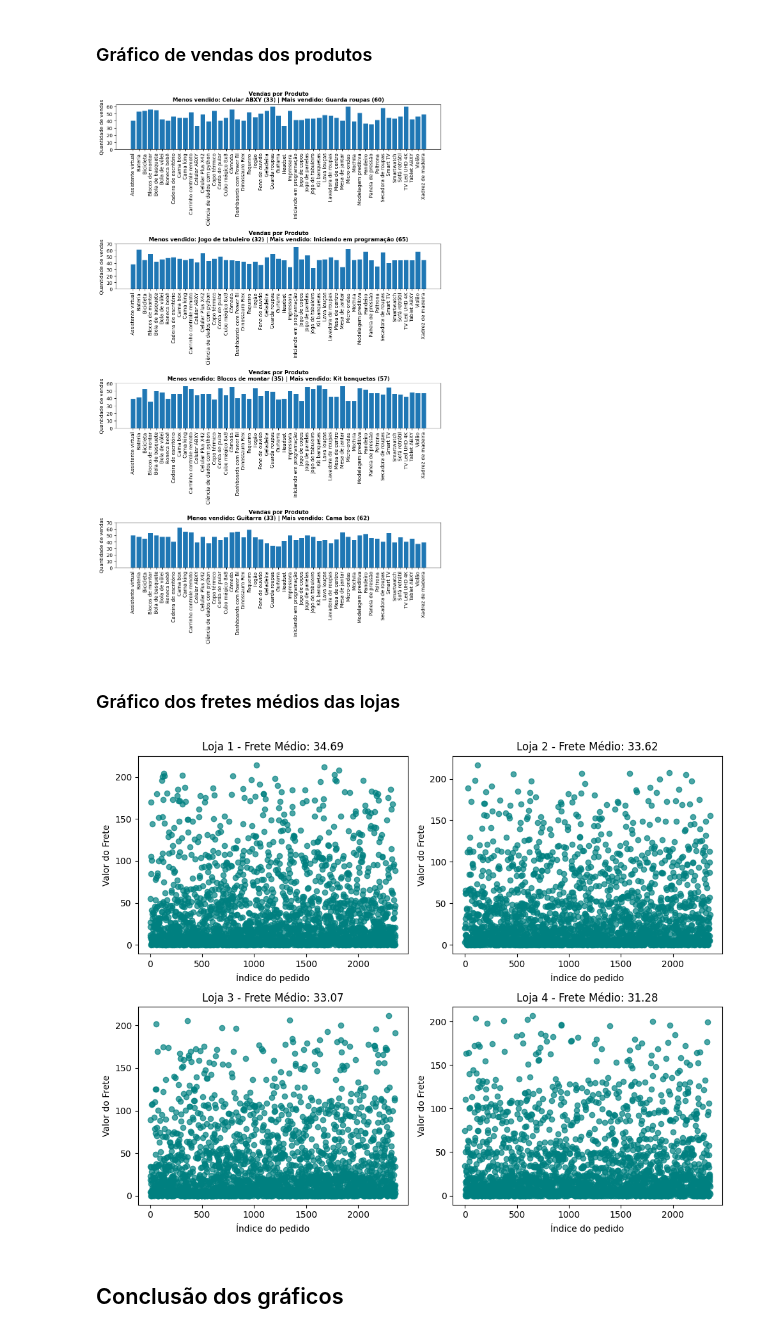
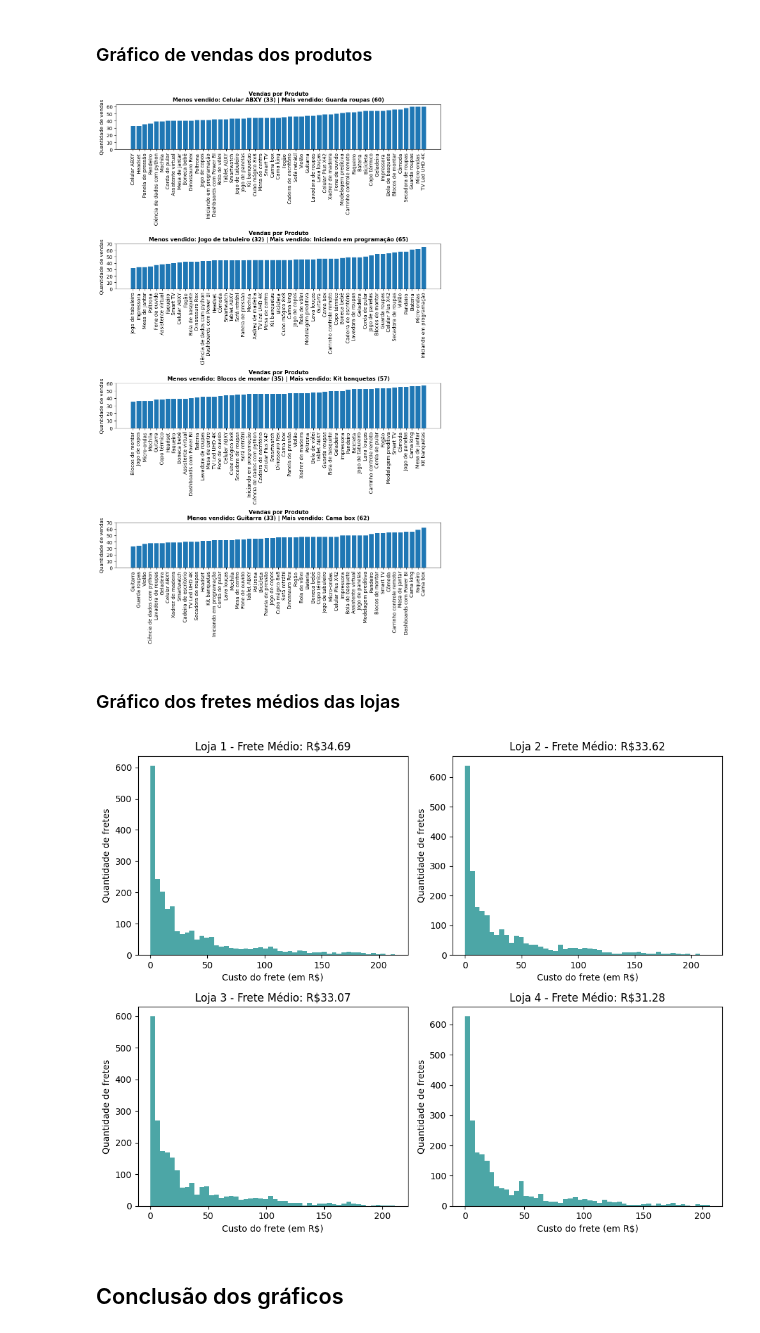
Before and after one commit to scostavinicius/challenge-alura-store, a Jupyter notebook: AluraStoreBr.ipynb, the cells around one changed output. Saved outputs shown, nothing was run; the diff lists cells and outputs as text; code cells hidden in the pictures.

```diff
--- a/AluraStoreBr.ipynb
+++ b/AluraStoreBr.ipynb
@@ -111,9 +111,10 @@ fig, axes = plt.subplots(2, 2, figsize=(10, 8))
 vendas_categoria_lojas = [vendas_categoria_loja1, vendas_categoria_loja2, vendas_categoria_loja3, vendas_categoria_loja4]
 nomes_lojas = ['Loja 1', 'Loja 2', 'Loja 3', 'Loja 4']
 
-cores = ['#015BA0', '#0077B6', '#0096C7', '#00B4D8', '#48CAE4', '#90E0EF', '#ADE8F4', '#CAF0F8']
+cores = ['#CAF0F8', '#ADE8F4', '#90E0EF', '#48CAE4', '#00B4D8', '#0096C7', '#0077B6', '#015BA0']
 
 for ax, vendas_categoria, nome in zip(axes.flatten(), vendas_categoria_lojas, nomes_lojas):
+    vendas_categoria = vendas_categoria.sort_values()
     ax.pie(
         vendas_categoria,
         labels=vendas_categoria.index,
@@ -160,6 +161,7 @@ for ax, vendas_produto, nome in zip(axes3, vendas_produtos, nomes_lojas):
     qtd_menor = vendas_produto.min()
     mais_vendido = vendas_produto.idxmax()
     qtd_maior = vendas_produto.max()
+    vendas_produto = vendas_produto.sort_values()
     ax.bar(vendas_produto.index, vendas_produto)
     ax.set_title(
     f'Vendas por Produto\n'
@@ -174,22 +176,22 @@ for ax, vendas_produto, nome in zip(axes3, vendas_produtos, nomes_lojas):
 plt.tight_layout()
 plt.show()
 # %% [output]
-[figure, old version]
+[figure, new version]
 # %% [markdown]
 ### Gráfico dos fretes médios das lojas
 # %%
 fig4, axes4 = plt.subplots(2, 2, figsize=(10, 8))
 
 for ax, frete_medio, frete, nome in zip(axes4.flatten(), fretes_medios, fretes, nomes_lojas):
-    ax.scatter(frete.index, frete.values, color='teal', alpha=0.7)
-    ax.set_title(f'{nome} - Frete Médio: {frete_medio:.2f}')
-    ax.set_xlabel('Índice do pedido')
-    ax.set_ylabel('Valor do Frete')
+    ax.hist(frete, 50, color='teal', alpha=0.7)
+    ax.set_title(f'{nome} - Frete Médio: R${frete_medio:.2f}')
+    ax.set_xlabel('Custo do frete (em R$)')
+    ax.set_ylabel('Quantidade de fretes')
 
 plt.tight_layout()
 plt.show()
 # %% [output]
-[figure, old version]
+[figure, new version]
 # %% [markdown]
 ## Conclusão dos gráficos
 # %% [markdown]
```
Also changed, not shown: parts of 1 cell of this notebook, 1 other file.
